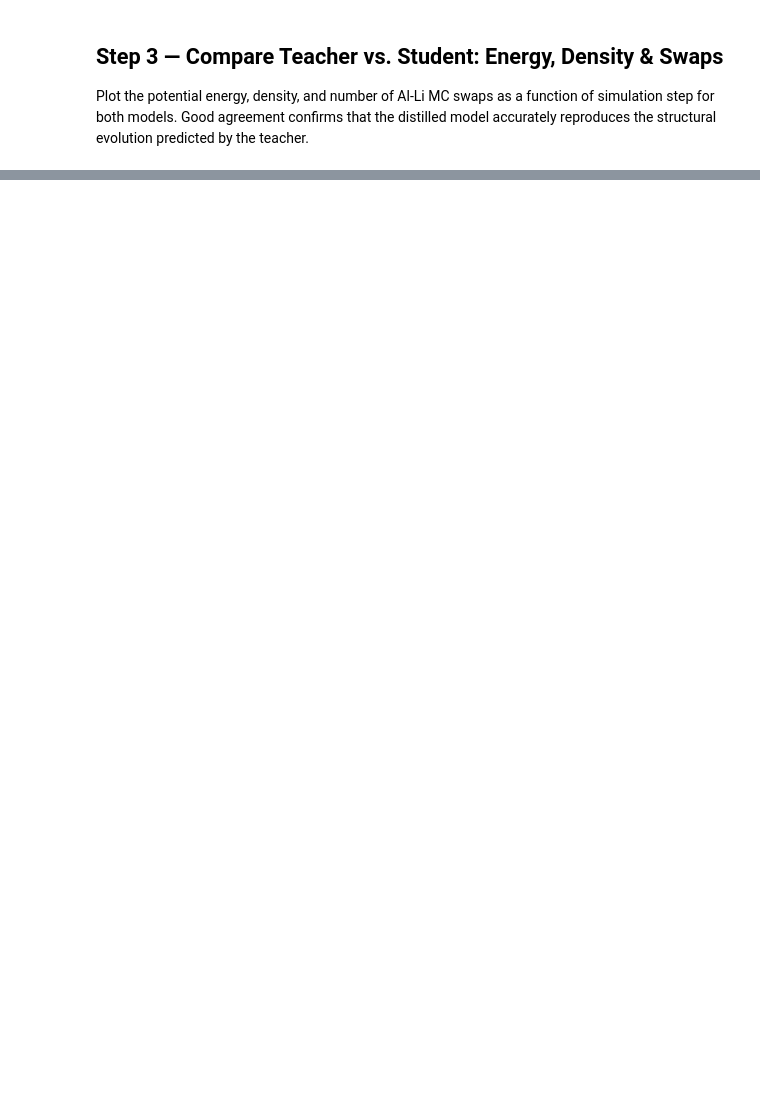
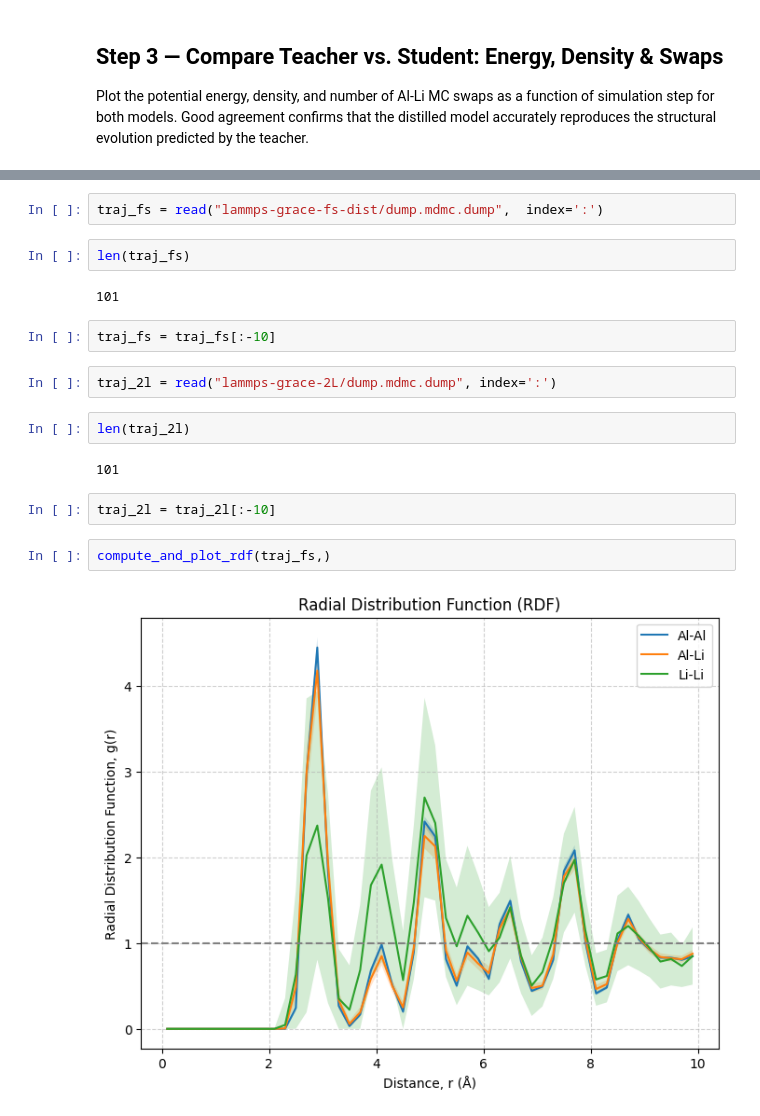
Before and after one commit to ICAMS/grace-tutorial, a Jupyter notebook: 3-foundation-models/3c-lammps-distilled/analyze_mdmc.ipynb, the cells around one changed output, grey strips where cells are left out. Drawn from its saved outputs; the diff is of its cells as text; blank space fills up the shorter version.

```diff
--- a/3-foundation-models/3c-lammps-distilled/analyze_mdmc.ipynb
+++ b/3-foundation-models/3c-lammps-distilled/analyze_mdmc.ipynb
@@ -87,0 +130,20 @@ plt.legend()
+# %%
+traj_fs = read("lammps-grace-fs-dist/dump.mdmc.dump",  index=':')
+# %%
+len(traj_fs)
+# %% [output]
+101
+# %%
+traj_fs = traj_fs[:-10]
+# %%
+traj_2l = read("lammps-grace-2L/dump.mdmc.dump", index=':')
+# %%
+len(traj_2l)
+# %% [output]
+101
+# %%
+traj_2l = traj_2l[:-10]
+# %%
+compute_and_plot_rdf(traj_fs,)
+# %% [output]
+[figure, added]
```
Also changed, not shown: parts of 17 cells of this notebook.
